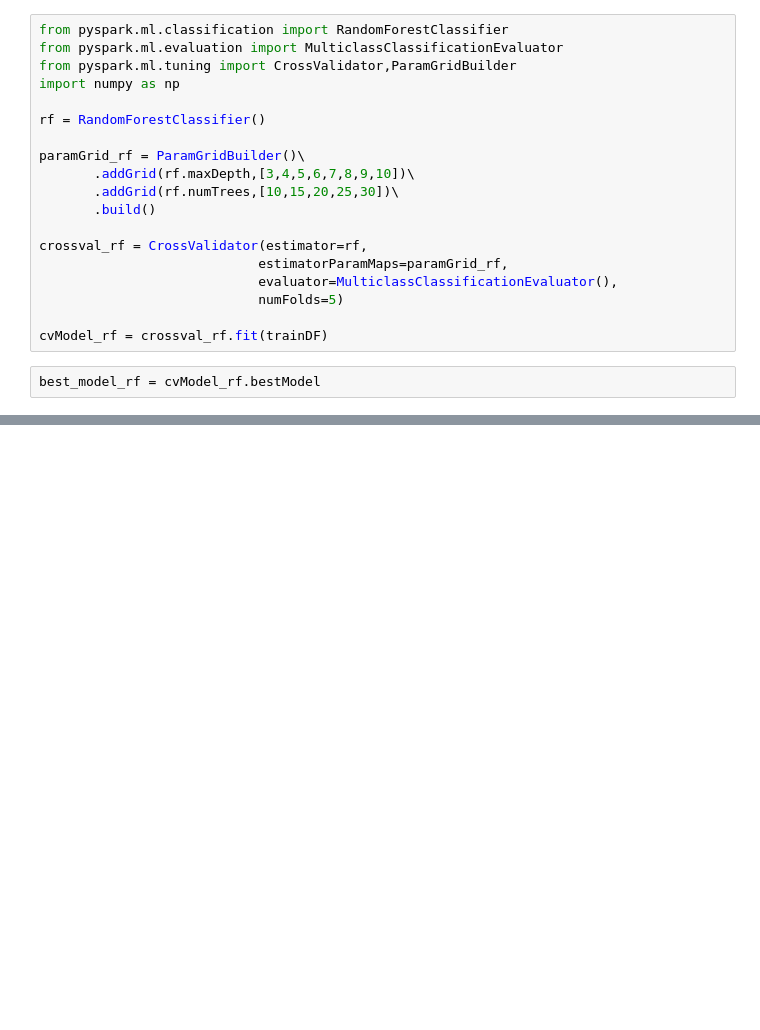
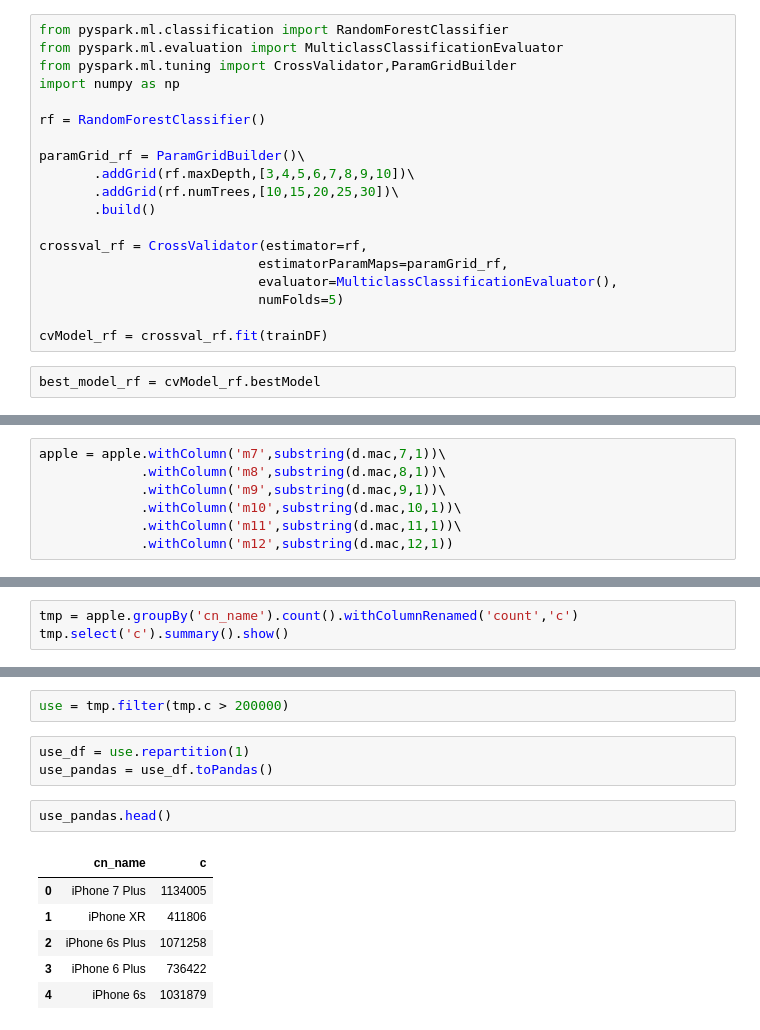
Before and after one commit to FoeinLove/Maxnet_pyspark, a Jupyter notebook: mac_id.ipynb, the cells around one changed output, grey strips where cells are left out. Drawn from its saved outputs; the diff is of its cells as text; blank space fills up the shorter version.

```diff
--- a/mac_id.ipynb
+++ b/mac_id.ipynb
@@ -293,0 +491,7 @@ my_eval_rf.evaluate(best_model_rf.transform(testDF))
+# %%
+apple = apple.withColumn('m7',substring(d.mac,7,1))\
+             .withColumn('m8',substring(d.mac,8,1))\
+             .withColumn('m9',substring(d.mac,9,1))\
+             .withColumn('m10',substring(d.mac,10,1))\
+             .withColumn('m11',substring(d.mac,11,1))\
+             .withColumn('m12',substring(d.mac,12,1))
@@ -293,0 +551,3 @@ my_eval_rf.evaluate(best_model_rf.transform(testDF))
+# %%
+tmp = apple.groupBy('cn_name').count().withColumnRenamed('count','c')
+tmp.select('c').summary().show()
@@ -293,0 +564,14 @@ my_eval_rf.evaluate(best_model_rf.transform(testDF))
+# %%
+use = tmp.filter(tmp.c > 200000)
+# %%
+use_df = use.repartition(1)
+use_pandas = use_df.toPandas()
+# %%
+use_pandas.head()
+# %% [output]
+|  | cn_name | c |
+| 0 | iPhone 7 Plus | 1134005 |
+| 1 | iPhone XR | 411806 |
+| 2 | iPhone 6s Plus | 1071258 |
+| 3 | iPhone 6 Plus | 736422 |
+| 4 | iPhone 6s | 1031879 |
```
Also changed, not shown: parts of 47 cells of this notebook.
